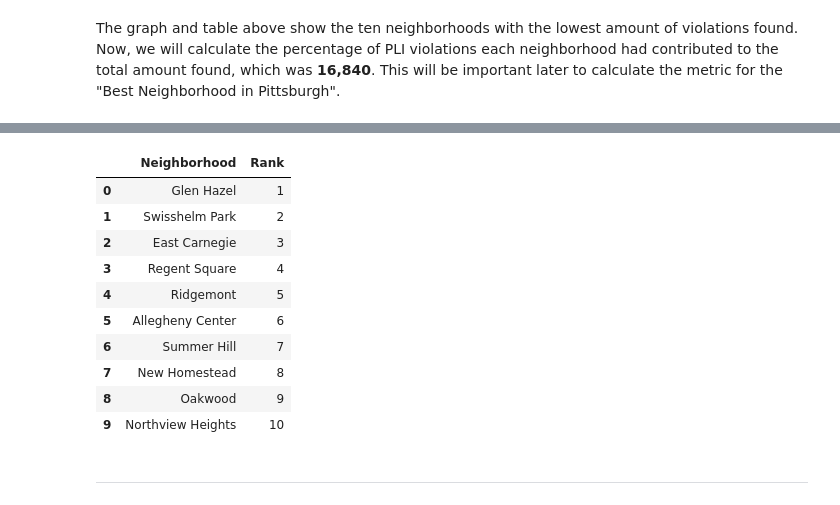
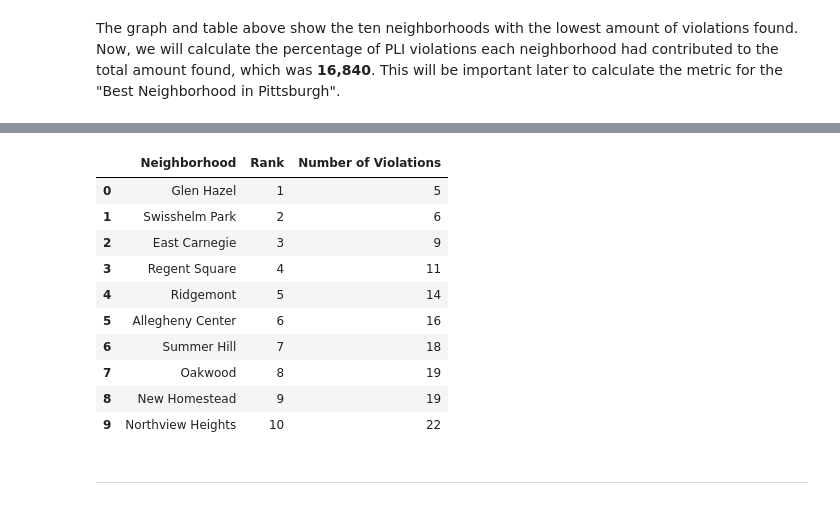
Before and after one commit to ToluwalaseAhmed/Final-Project, a Jupyter notebook: jof58_pli_violations.ipynb, the cells around one changed output, grey strips where cells are left out. Drawn from its saved outputs; the diff is of its cells as text; code cells hidden in the pictures.

Commit message:
Revised my Python notebook. Still need to finish conclusion and a few comments.

```diff
--- a/jof58_pli_violations.ipynb
+++ b/jof58_pli_violations.ipynb
@@ -194,4 +194,5 @@ Text(0, 0.5, 'Amount of Violations Found')
 # %%
 pli = pd.DataFrame( {"Number of Violations" : adjusted_data_set['NEIGHBORHOOD'].value_counts().nsmallest(10)})
+pli.reset_index(inplace=True)  # Resetting index to easily merge the data for conclusion
 pli
 # %% [output]
@@ -227,20 +228,20 @@ pli_scores.nsmallest(10, columns = 'Percentage of Violations')
 # %%
 rank = pd.DataFrame( {'Rank' : [1,2,3,4,5,6,7,8,9,10]}) # Creating a rank dataframe to rank the neighborhoods
 # %%
-pli_ranked = pd.DataFrame({'Neighborhood' : pli['index'], 'Rank' : rank['Rank']})
-pli_ranked
+ranked_list = pd.DataFrame({'Neighborhood' : pli['index'], 'Rank' : rank['Rank'], 'Number of Violations' : pli['Number of Violations']})
+ranked_list
 # %% [output]
-|  | Neighborhood | Rank |
-| 0 | Glen Hazel | 1 |
-| 1 | Swisshelm Park | 2 |
-| 2 | East Carnegie | 3 |
-| 3 | Regent Square | 4 |
-| 4 | Ridgemont | 5 |
-| 5 | Allegheny Center | 6 |
-| 6 | Summer Hill | 7 |
-| 7 | New Homestead | 8 |
-| 8 | Oakwood | 9 |
-| 9 | Northview Heights | 10 |
+|  | Neighborhood | Rank | Number of Violations |
+| 0 | Glen Hazel | 1 | 5 |
+| 1 | Swisshelm Park | 2 | 6 |
+| 2 | East Carnegie | 3 | 9 |
+| 3 | Regent Square | 4 | 11 |
+| 4 | Ridgemont | 5 | 14 |
+| 5 | Allegheny Center | 6 | 16 |
+| 6 | Summer Hill | 7 | 18 |
+| 7 | Oakwood | 8 | 19 |
+| 8 | New Homestead | 9 | 19 |
+| 9 | Northview Heights | 10 | 22 |
 # %% [markdown]
 ---
 # %% [markdown]
```
Also changed, not shown: parts of 11 cells of this notebook, 1 other file.
